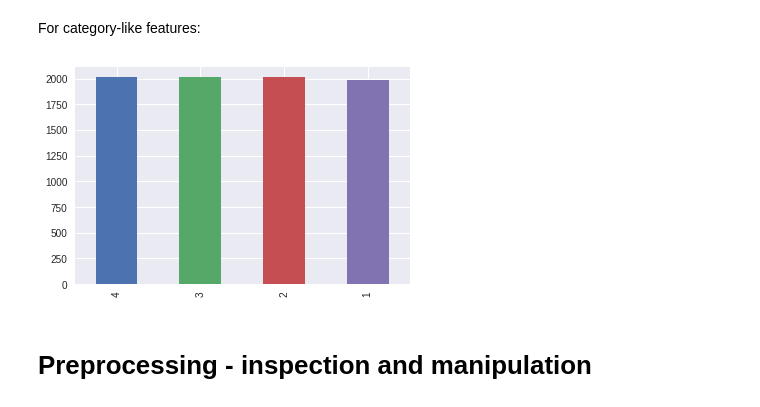
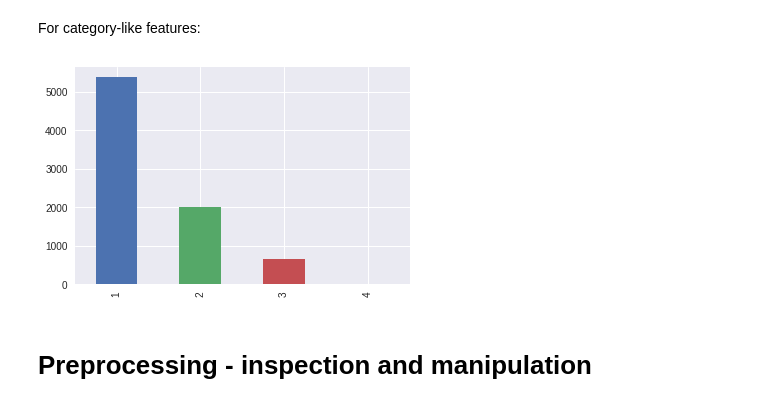
Before and after one commit to amitrappel/kaggle-bike-sharing-demand, a Jupyter notebook: Bike sharing - project walk-through.ipynb, the cells around one changed output. Drawn from its saved outputs; the diff is of its cells as text; code cells hidden in the pictures.

```diff
--- a/Bike sharing - project walk-through.ipynb
+++ b/Bike sharing - project walk-through.ipynb
@@ -59,3 +49,7 @@ test_data = data.loc[data.index.day >= 15]
+# %%
+ps = PredefinedSplit(data.index.day < 15)
+train_data_ix, test_data_ix = list(ps.split())[0]
+train_data, test_data = data.iloc[train_data_ix], data.iloc[test_data_ix]
 # %% [markdown]
 ## First impression
 # %%
@@ -102,10 +96,10 @@ ax = train_data.temp.hist(bins=100)
 # %% [markdown]
 For category-like features:
 # %%
-ax = train_data.season.value_counts().plot.bar()
+ax = train_data.weather.value_counts().plot.bar()
 # season / holiday / workingday / weather
 # %% [output]
-[figure, old version]
+[figure, new version]
 # %% [markdown]
 # Preprocessing - inspection and manipulation
 # %% [markdown]
```
Also changed, not shown: parts of 99 cells of this notebook.
